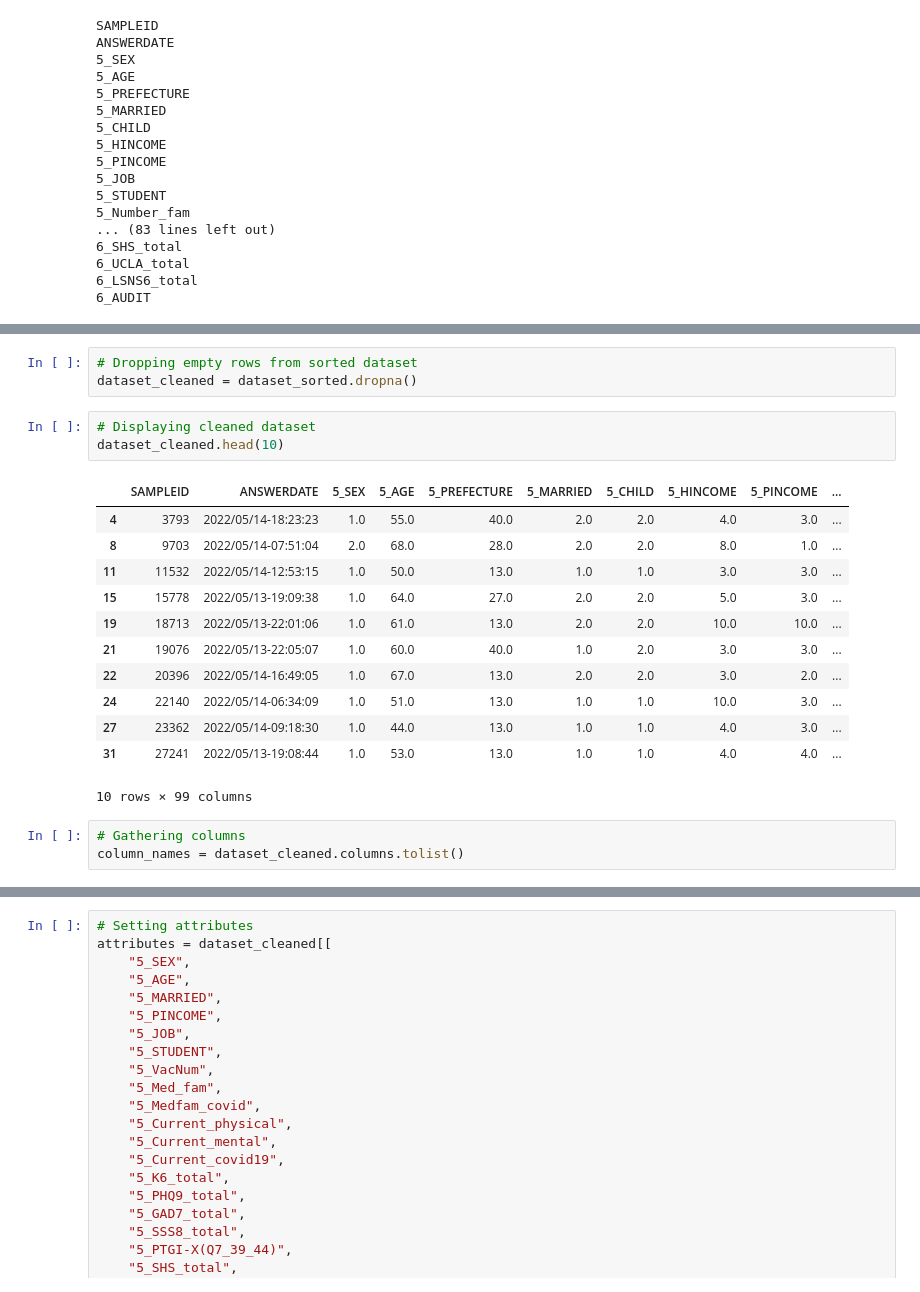
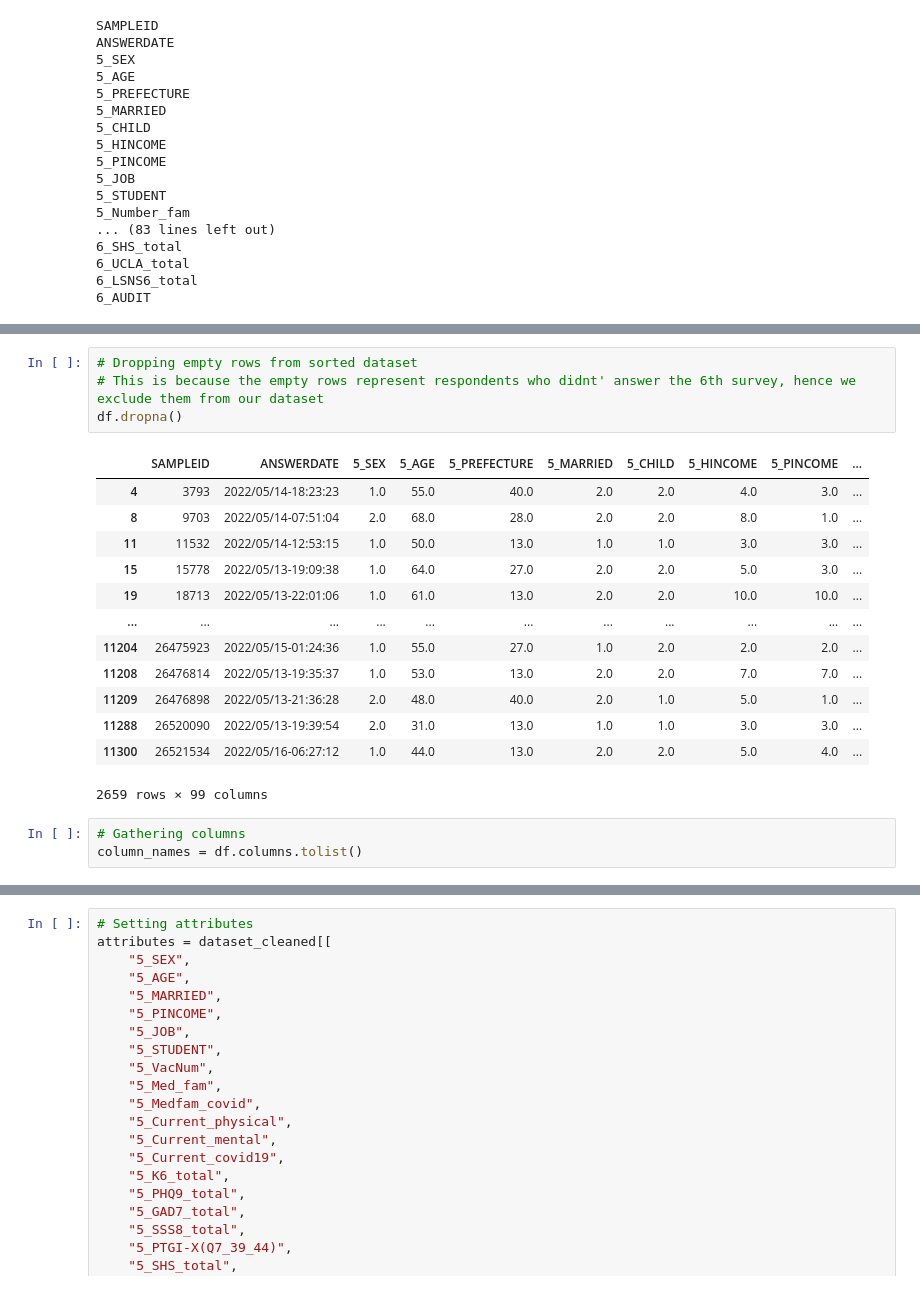
Before and after one commit to wakibadz/Salvador_CS198, a Jupyter notebook: CS198_Demo_1_Salvador_201907181.ipynb, the cells around one changed output, grey strips where cells are left out. Saved outputs shown, nothing was run; the diff lists cells and outputs as text.

```diff
--- a/CS198_Demo_1_Salvador_201907181.ipynb
+++ b/CS198_Demo_1_Salvador_201907181.ipynb
@@ -145,22 +175,21 @@ dataset_sorted.head(10)
-# %%
-# Dropping empty rows from sorted dataset
-dataset_cleaned = dataset_sorted.dropna()
-# %%
-# Displaying cleaned dataset
-dataset_cleaned.head(10)
-# %% [output]
-|  | SAMPLEID | ANSWERDATE | 5_SEX | 5_AGE | 5_PREFECTURE | 5_MARRIED | 5_CHILD | 5_HINCOME | 5_PINCOME | ... |
-| 4 | 3793 | 2022/05/14-18:23:23 | 1.0 | 55.0 | 40.0 | 2.0 | 2.0 | 4.0 | 3.0 | ... |
-| 8 | 9703 | 2022/05/14-07:51:04 | 2.0 | 68.0 | 28.0 | 2.0 | 2.0 | 8.0 | 1.0 | ... |
-| 11 | 11532 | 2022/05/14-12:53:15 | 1.0 | 50.0 | 13.0 | 1.0 | 1.0 | 3.0 | 3.0 | ... |
-| 15 | 15778 | 2022/05/13-19:09:38 | 1.0 | 64.0 | 27.0 | 2.0 | 2.0 | 5.0 | 3.0 | ... |
-| 19 | 18713 | 2022/05/13-22:01:06 | 1.0 | 61.0 | 13.0 | 2.0 | 2.0 | 10.0 | 10.0 | ... |
-| 21 | 19076 | 2022/05/13-22:05:07 | 1.0 | 60.0 | 40.0 | 1.0 | 2.0 | 3.0 | 3.0 | ... |
-| 22 | 20396 | 2022/05/14-16:49:05 | 1.0 | 67.0 | 13.0 | 2.0 | 2.0 | 3.0 | 2.0 | ... |
-| 24 | 22140 | 2022/05/14-06:34:09 | 1.0 | 51.0 | 13.0 | 1.0 | 1.0 | 10.0 | 3.0 | ... |
-| 27 | 23362 | 2022/05/14-09:18:30 | 1.0 | 44.0 | 13.0 | 1.0 | 1.0 | 4.0 | 3.0 | ... |
-| 31 | 27241 | 2022/05/13-19:08:44 | 1.0 | 53.0 | 13.0 | 1.0 | 1.0 | 4.0 | 4.0 | ... |
-10 rows × 99 columns
+# %%
+# Dropping empty rows from sorted dataset
+# This is because the empty rows represent respondents who didnt' answer the 6th survey, hence we exclude them from our dataset
+df.dropna()
+# %% [output]
+|  | SAMPLEID | ANSWERDATE | 5_SEX | 5_AGE | 5_PREFECTURE | 5_MARRIED | 5_CHILD | 5_HINCOME | 5_PINCOME | ... |
+| 4 | 3793 | 2022/05/14-18:23:23 | 1.0 | 55.0 | 40.0 | 2.0 | 2.0 | 4.0 | 3.0 | ... |
+| 8 | 9703 | 2022/05/14-07:51:04 | 2.0 | 68.0 | 28.0 | 2.0 | 2.0 | 8.0 | 1.0 | ... |
+| 11 | 11532 | 2022/05/14-12:53:15 | 1.0 | 50.0 | 13.0 | 1.0 | 1.0 | 3.0 | 3.0 | ... |
+| 15 | 15778 | 2022/05/13-19:09:38 | 1.0 | 64.0 | 27.0 | 2.0 | 2.0 | 5.0 | 3.0 | ... |
+| 19 | 18713 | 2022/05/13-22:01:06 | 1.0 | 61.0 | 13.0 | 2.0 | 2.0 | 10.0 | 10.0 | ... |
+| ... | ... | ... | ... | ... | ... | ... | ... | ... | ... | ... |
+| 11204 | 26475923 | 2022/05/15-01:24:36 | 1.0 | 55.0 | 27.0 | 1.0 | 2.0 | 2.0 | 2.0 | ... |
+| 11208 | 26476814 | 2022/05/13-19:35:37 | 1.0 | 53.0 | 13.0 | 2.0 | 2.0 | 7.0 | 7.0 | ... |
+| 11209 | 26476898 | 2022/05/13-21:36:28 | 2.0 | 48.0 | 40.0 | 2.0 | 1.0 | 5.0 | 1.0 | ... |
+| 11288 | 26520090 | 2022/05/13-19:39:54 | 2.0 | 31.0 | 13.0 | 1.0 | 1.0 | 3.0 | 3.0 | ... |
+| 11300 | 26521534 | 2022/05/16-06:27:12 | 1.0 | 44.0 | 13.0 | 2.0 | 2.0 | 5.0 | 4.0 | ... |
+2659 rows × 99 columns
 # %%
 # Gathering columns
-column_names = dataset_cleaned.columns.tolist()
+column_names = df.columns.tolist()
```
Also changed, not shown: parts of 17 cells of this notebook.
